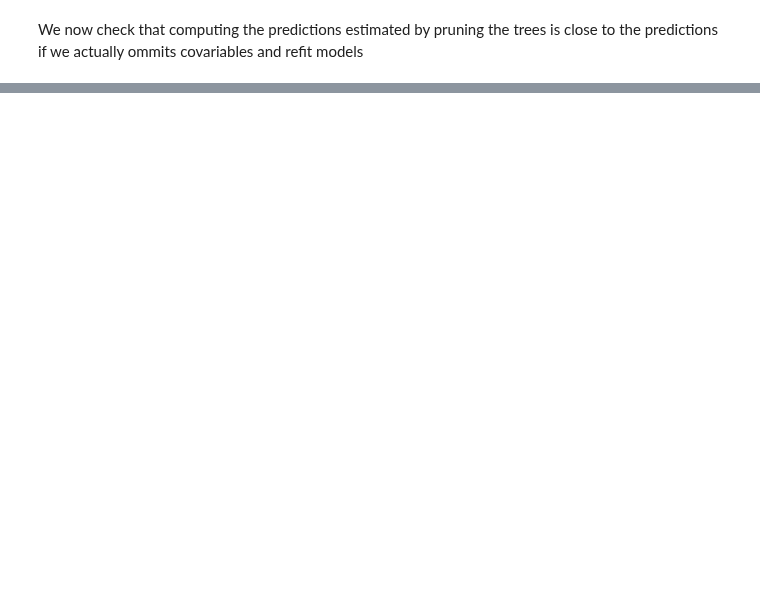
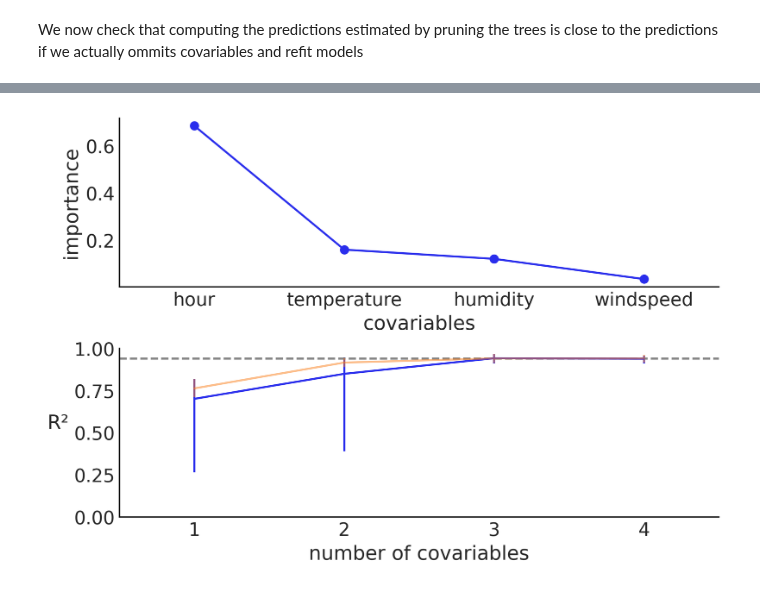
Before and after one commit to Grupo-de-modelado-probabilista/BART, a Jupyter notebook: variable_selection/Bikes.ipynb, the cells around one changed output, grey strips where cells are left out. Saved outputs shown, nothing was run; the diff lists cells and outputs as text; code cells hidden in the pictures; blank space fills up the shorter version.

```diff
--- a/variable_selection/Bikes.ipynb
+++ b/variable_selection/Bikes.ipynb
@@ -90,0 +93,13 @@ plt.savefig("bikes_VI_00.png");
+# %%
+#With m=200
+idatas_m200 = []
+trees_m200 = []
+
+for idx in range(X.shape[1]):
+    with pm.Model() as model:
+        σ = pm.HalfNormal("σ", Y.std())
+        μ = pmb.BART("μ", X[ordered_var_names[:idx+1]], Y, m=200)
+        y = pm.Normal("y", μ, σ, observed=Y)
+        idata = pm.sample(random_seed=RANDOM_SEED)
+        idatas_m200.append(idata)
+        trees_m200.append(μ)
@@ -90,0 +124,33 @@ plt.savefig("bikes_VI_00.png");
+# %%
+predicted_all = pmb.utils._sample_posterior(trees_m200[-1].owner.op.all_trees,
+                                            X=X.values,
+                                            m=200,
+                                            rng=rng,
+                                            size=samples)
+ev_mean = np.zeros(len(ordered_var_names))
+ev_hdi = np.zeros((len(ordered_var_names), 2))
+
+for idx, tree in enumerate(trees_m200):
+    predicted_subset = pmb.utils._sample_posterior(tree.owner.op.all_trees,
+                                                   X=X[ordered_var_names[:idx+1]].values,
+                                                   m=200,
+                                                   rng=rng,
+                                                   size=samples)
+    pearson = np.zeros(samples)
+    for j in range(samples):
+        pearson[j] = (
+            pearsonr(predicted_all[j].flatten(), predicted_subset[j].flatten())[0]
+        ) ** 2
+    ev_mean[idx] = np.mean(pearson)
+    ev_hdi[idx] = az.hdi(pearson)
+# %%
+# labels = ["hour", "temperature", "humidity", "windspeed"]
+axes = pmb.utils.plot_variable_importance(idatas_m200[-1], trees_m200[-1], X.values,
+                                          labels=ordered_var_names,
+                                          samples=samples)
+
+ticks = np.arange(len(ordered_var_names), dtype=int)
+plt.errorbar(ticks, ev_mean, np.array((ev_mean - ev_hdi[:, 0], ev_hdi[:, 1] - ev_mean)), alpha=0.5)
+plt.savefig("bikes_VI_m200.png");
+# %% [output]
+[figure, added]
```
Also changed, not shown: parts of 5 cells of this notebook, 3 other files.
